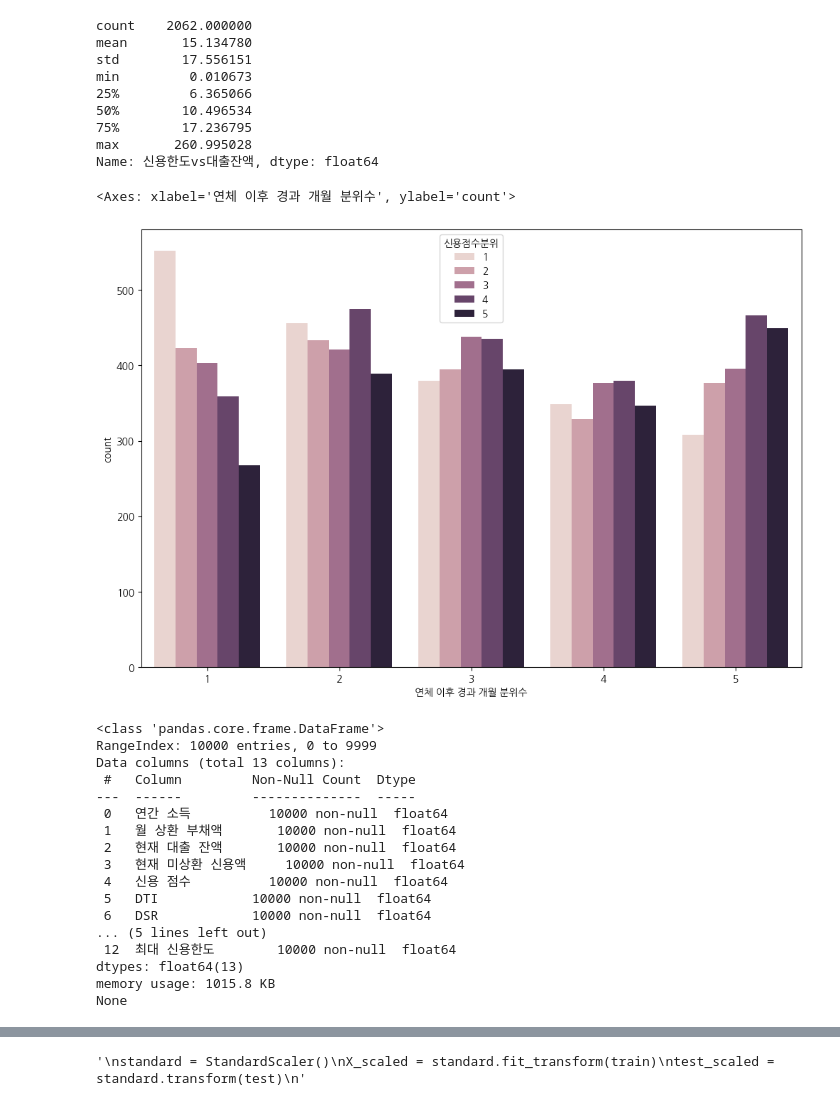
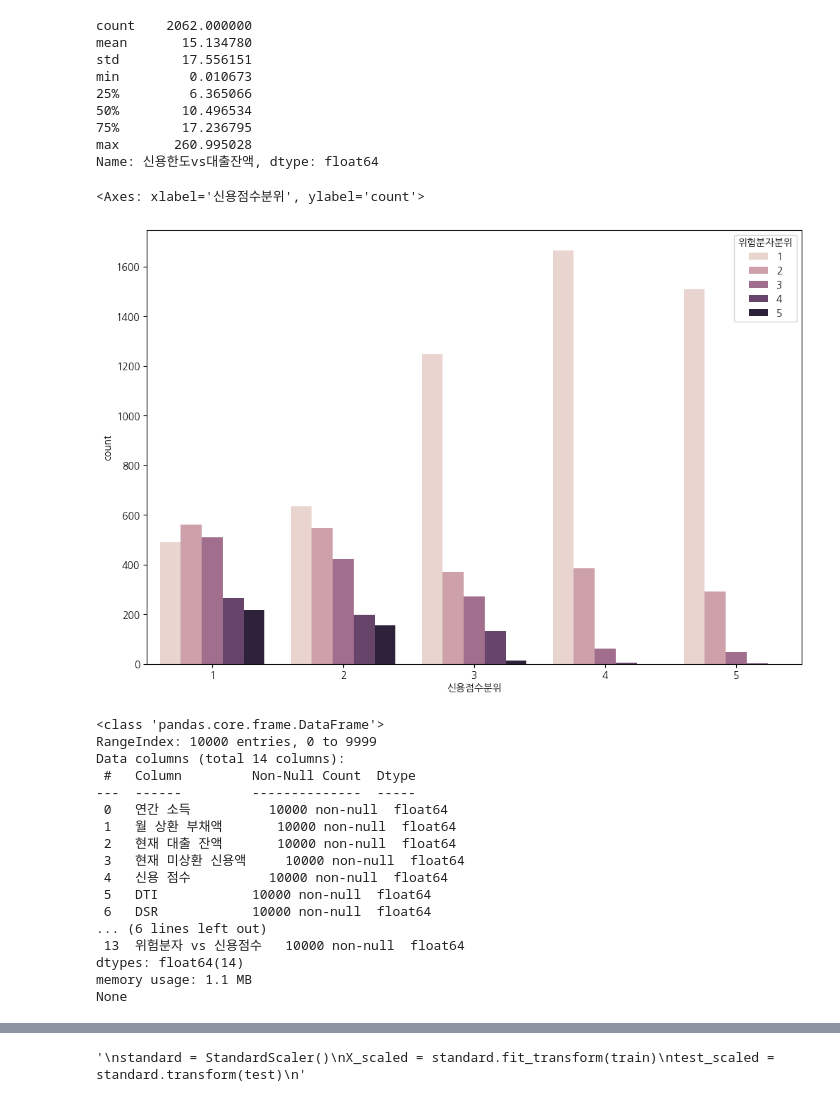
Before and after one commit to yunjun0914/dacon, a Jupyter notebook: 채무불이행 여부/채무불이행_boxcox변환.ipynb, the cells around one changed output, grey strips where cells are left out. Saved outputs shown, nothing was run; the diff lists cells and outputs as text; code cells hidden in the pictures.

```diff
--- a/채무불이행 여부/채무불이행_boxcox변환.ipynb
+++ b/채무불이행 여부/채무불이행_boxcox변환.ipynb
@@ -25,6 +25,7 @@ sns.countplot(x = "대출 상환 기간", hue = "채무 불이행 여부", data
 <Axes: xlabel='대출 상환 기간', ylabel='count'>
 [figure]
 # %%
+from sklearn.ensemble import RandomForestRegressor
 def preprocess(df):
     df = df.copy()
     def year(x):
@@ -83,10 +84,15 @@ def preprocess(df):
     df["부채통합위험"] = ((df["대출 목적"] == 4) & (df["DTI분위"] > 3)).astype(int)
     df["부채통합위험2"] = ((df["대출 목적"] == 4) & (df["신용위험"] == 1)).astype(int)
     df["장기상환위험"] = ((df["대출 상환 기간"] == 1) & (df["신용점수분위"] < 3)).astype(int)
-    #df["연체위험"] = ((df["연체 이후 경과 개월 분위수"] < 3) & df["장기상환위험"] == 1).astype(int)
+    df["연체위험"] = ((df["연체 이후 경과 개월 분위수"] < 3) & (df["신용점수분위"] < 3)).astype(int)
 
 
-    df["위험분자"] = df["신용위험"] + df["소득위험"] + df["대출위험"] + df["파산위험"] + df["부채통합위험"] +df["부채통합위험2"] + df["장기상환위험"] + df["채무 이행 의지 없음"]
+    df["위험분자"] = df["신용위험"] + df["소득위험"] + df["대출위험"] + df["파산위험"] + df["부채통합위험"] +df["부채통합위험2"] + df["장기상환위험"] + df["채무 이행 의지 없음"] + df["연체위험"]
+
+    df["위험분자 가중치ver"] = np.exp(df["위험분자"])
+
+    df["위험분자분위"] = pd.qcut(df["위험분자"], 20, labels = [1,2,3,4,5], duplicates= "drop").astype(int)
+
 
 
     #df["VIP"] = df["신용vip"] + df["소득vip"] + df["대출vip"] + df["파산vip"] + df["부채통합아님"] + df["부채통합아님2"] + df["장기상환아님"] + df["연체아님"]
@@ -95,6 +101,7 @@ def preprocess(df):
 
 
     df["근속연수vs거래연수"] = (df["현재 직장 근속 연수"] / df["신용 거래 연수"]) * 100
+
 
     신용점수_DTI = df.groupby("신용 점수")["DTI"].agg("mean")
     신용점수_DSR = df.groupby("신용 점수")["DSR"].agg("mean")
@@ -117,7 +124,7 @@ def preprocess(df):
 
     df["개설계좌vs연체이후개월수"] = df["개설된 신용계좌 수"] / (df["마지막 연체 이후 경과 개월 수"] + 1) * 100
 
-
+    df["위험분자 vs 신용점수"] = df["신용 점수"] / df["위험분자 가중치ver"]
 
 
     신용거래 = df.groupby("개설된 신용계좌 수")["신용 거래 연수"].agg("mean")
@@ -131,7 +138,7 @@ def preprocess(df):
     #df["계좌수별_소득"] = df["개설된 신용계좌 수"].map(purpose_bankcount)
     #df["계좌수별_소득"] = df["계좌수별_소득"].astype(int)
 
-    df = df.drop(["대출액+신용액", "DSR분위", "상환액 분위", "DTI분위", "신용점수별 평균 DTI", "신용점수별 평균 DSR"], axis = 1)
+    df = df.drop(["대출액+신용액", "DSR분위", "DTI분위", "상환액 분위", "신용점수별 평균 DTI", "신용점수별 평균 DSR", "위험분자 가중치ver"], axis = 1)
 
     return df
 
@@ -161,15 +180,15 @@ Name: 신용한도vs대출잔액, dtype: float64
 # %%
 plt.rc("font", family = "NanumGothic")
 plt.figure(figsize = (12,8))
-sns.countplot(x = "연체 이후 경과 개월 분위수", hue = "신용점수분위", data = train)
+sns.countplot(x = "신용점수분위", hue = "위험분자분위", data = train)
 # %% [output]
-<Axes: xlabel='연체 이후 경과 개월 분위수', ylabel='count'>
+<Axes: xlabel='신용점수분위', ylabel='count'>
-[figure, old version]
+[figure, new version]
 # %%
 from scipy.stats import boxcox
 from scipy.special import boxcox1p
 
-cols = ["연간 소득", "월 상환 부채액", "현재 대출 잔액", "현재 미상환 신용액", "신용 점수", "DTI", "DSR", "개설된 신용계좌 수", "신용 거래 연수", "근속연수vs거래연수", "개설계좌vs연체이후개월수", "신용한도vs대출잔액", "최대 신용한도"]
+cols = ["연간 소득", "월 상환 부채액", "현재 대출 잔액", "현재 미상환 신용액", "신용 점수", "DTI", "DSR", "개설된 신용계좌 수", "신용 거래 연수", "근속연수vs거래연수", "개설계좌vs연체이후개월수", "신용한도vs대출잔액", "최대 신용한도", "위험분자 vs 신용점수"]
 for c in cols:
     train[c] = train[c].where((train[c] > 0), np.nan)
     test[c] = test[c].where((test[c] > 0), np.nan)
@@ -182,7 +201,7 @@ print(train[cols].info())
 # %% [output]
 <class 'pandas.core.frame.DataFrame'>
 RangeIndex: 10000 entries, 0 to 9999
-Data columns (total 13 columns):
+Data columns (total 14 columns):
  #   Column         Non-Null Count  Dtype
 ---  ------         --------------  -----
  0   연간 소득          10000 non-null  float64
@@ -192,10 +211,10 @@ Data columns (total 13 columns):
  4   신용 점수          10000 non-null  float64
  5   DTI            10000 non-null  float64
  6   DSR            10000 non-null  float64
-... (5 lines left out)
- 12  최대 신용한도        10000 non-null  float64
-dtypes: float64(13)
-memory usage: 1015.8 KB
+... (6 lines left out)
+ 13  위험분자 vs 신용점수   10000 non-null  float64
+dtypes: float64(14)
+memory usage: 1.1 MB
 None
 # %%
 import matplotlib.font_manager as fm
```
Also changed, not shown: parts of 11 cells of this notebook.
